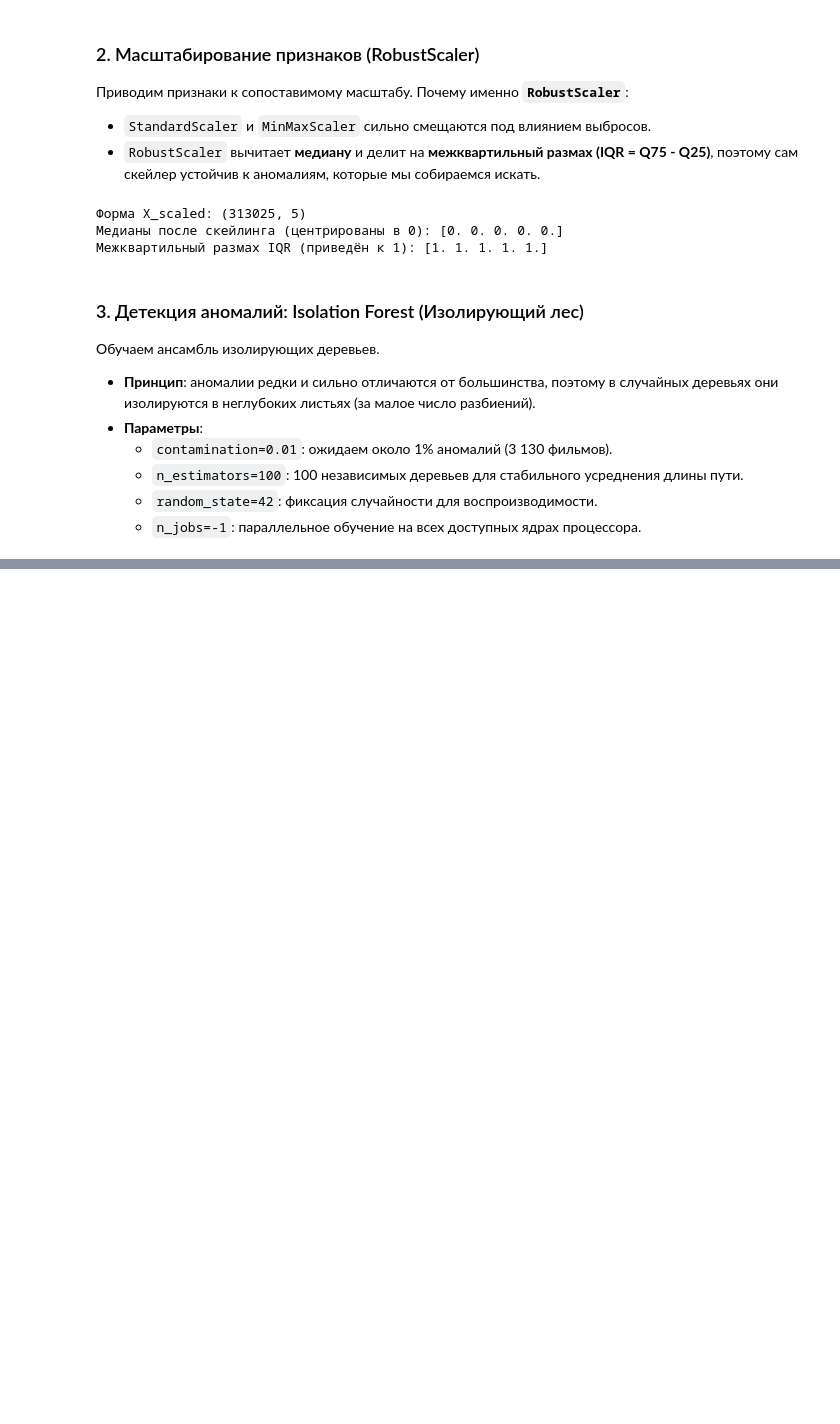
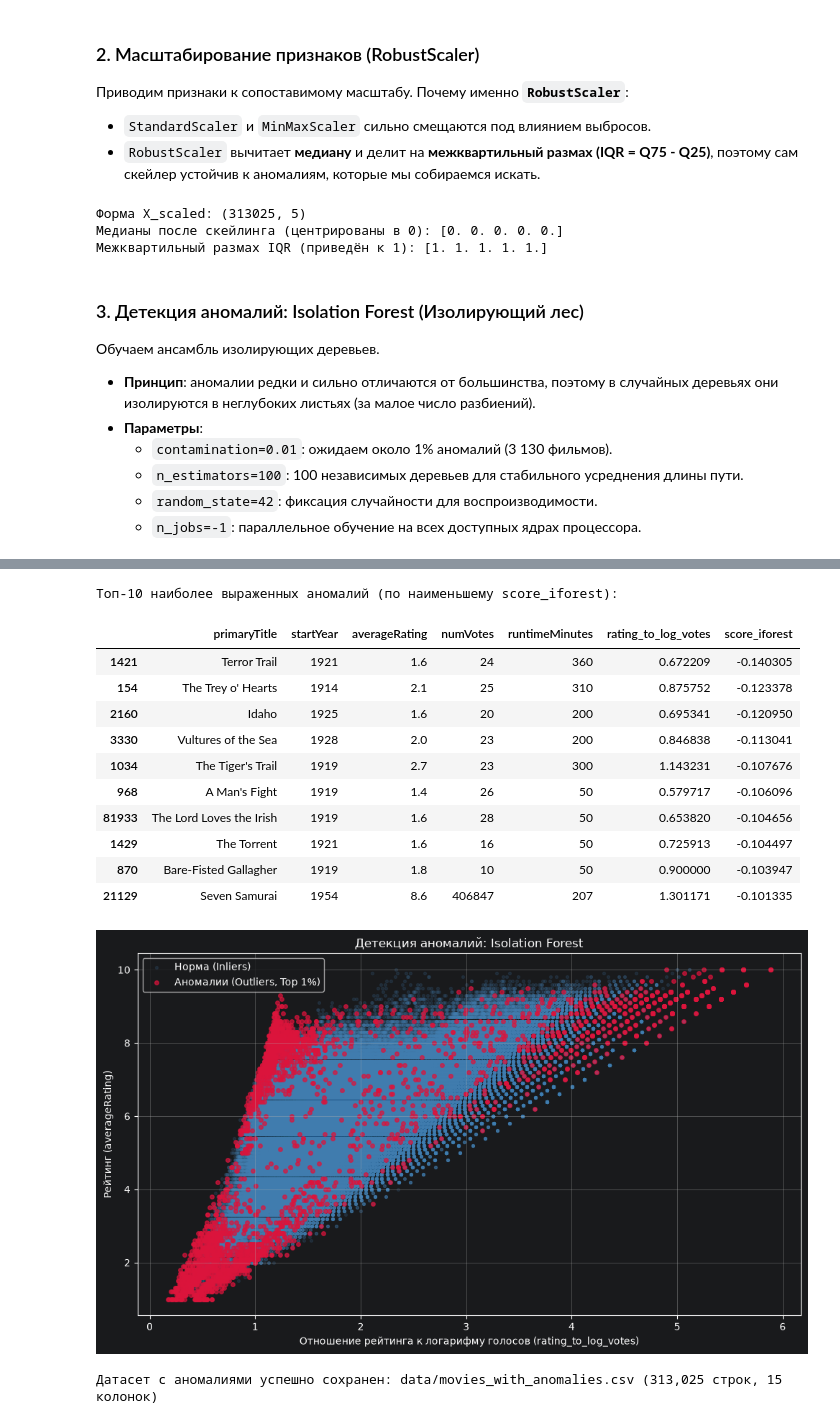
Before and after one commit to Az1q2/imdb-ml-analysis, a Jupyter notebook: 02_anomaly_detection.ipynb, the cells around one changed output, grey strips where cells are left out. Saved outputs shown, nothing was run; the diff lists cells and outputs as text; code cells hidden in the pictures; blank space fills up the shorter version.

Commit message:
feat(anomaly): inspect top anomalies, visualize outliers, and export dataset

```diff
--- a/02_anomaly_detection.ipynb
+++ b/02_anomaly_detection.ipynb
@@ -98,0 +104,53 @@ Name: score_iforest, dtype: float64
+# %%
+# 1. Топ-10 наиболее выраженных аномалий
+inspect_cols = ['primaryTitle', 'startYear', 'averageRating', 'numVotes', 'runtimeMinutes', 'rating_to_log_votes', 'score_iforest']
+top_anomalies = df[df['anomaly_iforest'] == -1].sort_values('score_iforest').head(10)
+
+print("Топ-10 наиболее выраженных аномалий (по наименьшему score_iforest):\n")
+# Приколы Jupyter/PyCharm
+display(top_anomalies[inspect_cols])
+
+# 2. Визуализация: распределение нормы и выбросов
+plt.figure(figsize=(10, 6))
+
+# Фоновый слой: обычные фильмы (полупрозрачные)
+plt.scatter(
+    df.loc[df['anomaly_iforest'] == 1, 'rating_to_log_votes'],
+    df.loc[df['anomaly_iforest'] == 1, 'averageRating'],
+    c='steelblue', alpha=0.15, s=8, label='Норма (Inliers)'
+)
+
+# Контрастный слой: аномалии (яркие, поверх нормы)
+plt.scatter(
+    df.loc[df['anomaly_iforest'] == -1, 'rating_to_log_votes'],
+    df.loc[df['anomaly_iforest'] == -1, 'averageRating'],
+    c='crimson', alpha=0.7, s=16, label='Аномалии (Outliers, Top 1%)'
+)
+
+plt.xlabel('Отношение рейтинга к логарифму голосов (rating_to_log_votes)')
+plt.ylabel('Рейтинг (averageRating)')
+plt.title('Детекция аномалий: Isolation Forest')
+plt.grid()
+plt.legend()
+plt.tight_layout()
+plt.show()
+
+# 3. Экспорт датасета с разметкой аномалий на диск
+output_path = 'data/movies_with_anomalies.csv'
+df.to_csv(output_path, index=False)
+print(f"\nДатасет с аномалиями успешно сохранен: {output_path} ({df.shape[0]:,} строк, {df.shape[1]} колонок)")
+# %% [output]
+Топ-10 наиболее выраженных аномалий (по наименьшему score_iforest):
+|  | primaryTitle | startYear | averageRating | numVotes | runtimeMinutes | rating_to_log_votes | score_iforest |
+| 1421 | Terror Trail | 1921 | 1.6 | 24 | 360 | 0.672209 | -0.140305 |
+| 154 | The Trey o' Hearts | 1914 | 2.1 | 25 | 310 | 0.875752 | -0.123378 |
+| 2160 | Idaho | 1925 | 1.6 | 20 | 200 | 0.695341 | -0.120950 |
+| 3330 | Vultures of the Sea | 1928 | 2.0 | 23 | 200 | 0.846838 | -0.113041 |
+| 1034 | The Tiger's Trail | 1919 | 2.7 | 23 | 300 | 1.143231 | -0.107676 |
+| 968 | A Man's Fight | 1919 | 1.4 | 26 | 50 | 0.579717 | -0.106096 |
+| 81933 | The Lord Loves the Irish | 1919 | 1.6 | 28 | 50 | 0.653820 | -0.104656 |
+| 1429 | The Torrent | 1921 | 1.6 | 16 | 50 | 0.725913 | -0.104497 |
+| 870 | Bare-Fisted Gallagher | 1919 | 1.8 | 10 | 50 | 0.900000 | -0.103947 |
+| 21129 | Seven Samurai | 1954 | 8.6 | 406847 | 207 | 1.301171 | -0.101335 |
+[figure, added]
+Датасет с аномалиями успешно сохранен: data/movies_with_anomalies.csv (313,025 строк, 15 колонок)
```
Also changed, not shown: parts of 2 cells of this notebook.
